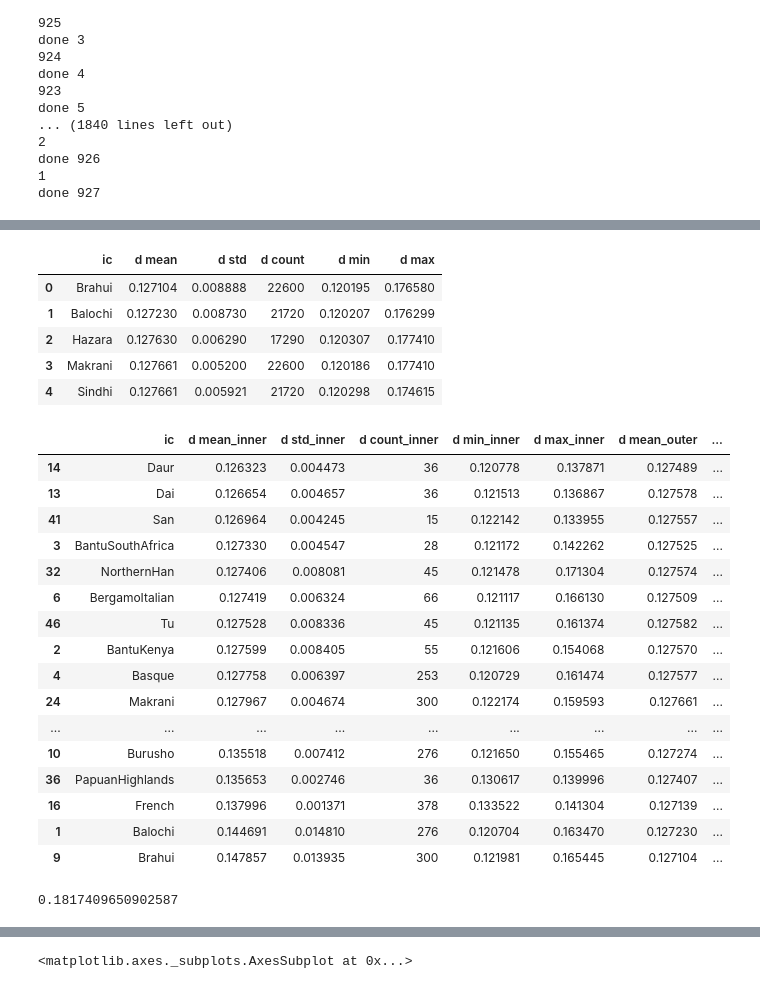
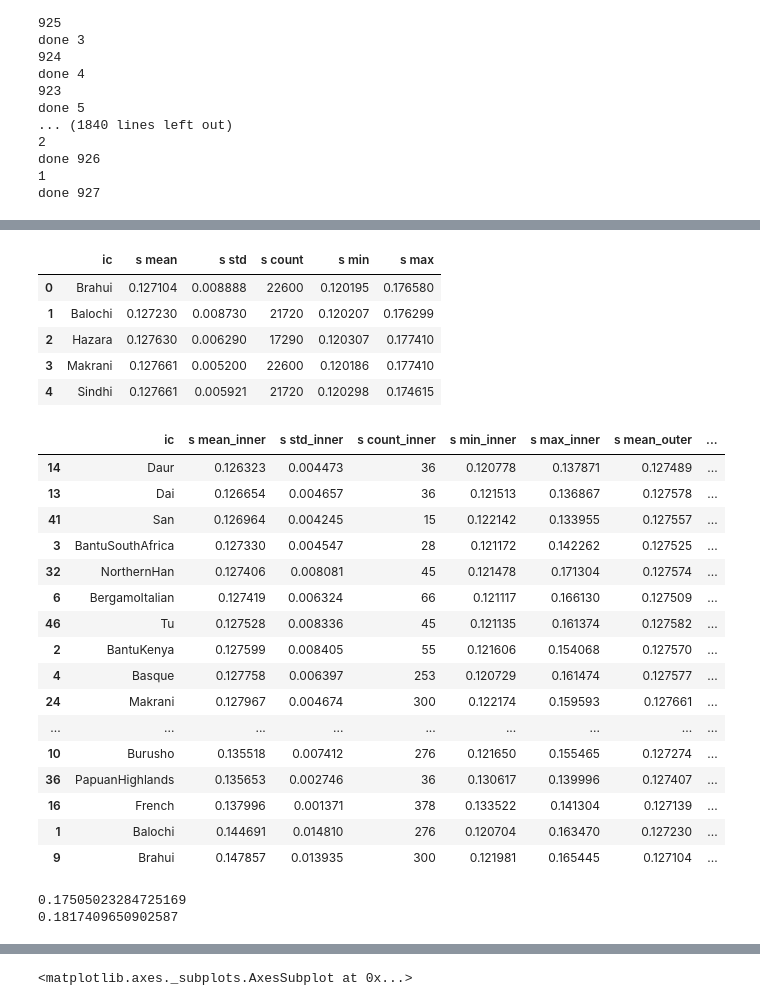
Before and after one commit to Greenbaum-Lab/SNPnmi, a Jupyter notebook: notebooks/sanitycheck distances.ipynb, the cells around one changed output, grey strips where cells are left out. Drawn from its saved outputs; the diff is of its cells as text; code cells hidden in the pictures.

```diff
--- a/notebooks/sanitycheck distances.ipynb
+++ b/notebooks/sanitycheck distances.ipynb
@@ -79,9 +77,8 @@ done 926
 1
 done 927
 # %%
-import gzip
 import pandas as pd
-df = pd.DataFrame(rows, columns=['i', 'j', 'd', 'ic', 'jc'])
+df = pd.DataFrame(rows, columns=['i', 'j', 's', 'ic', 'jc'])
 df['same'] = df['ic'] == df['jc']
 df
 # %% [output]
@@ -114,12 +111,12 @@ avg d outer: 0.12742341920483527
 samplesite2outeredges = dict()
 
 for i,r in df[~df['same']].iterrows():
-    d = r['d']
+    s = r['s']
     ic = r['ic']
     jc = r['jc']
     if not ic in samplesite2outeredges.keys():
         samplesite2outeredges[ic] = []
-    samplesite2outeredges[ic].append(d)
+    samplesite2outeredges[ic].append(s)
     if not jc in samplesite2outeredges.keys():
         samplesite2outeredges[jc] = []
-    samplesite2outeredges[jc].append(d)
+    samplesite2outeredges[jc].append(s)
@@ -149,25 +128,25 @@ for k in samplesite2outeredges.keys():
     l = samplesite2outeredges[k]
     list_c_stats.append([k, sum(l)/len(l), statistics.pstdev(l), len(l), min(l), max(l)])
 list_c_stats
-df_outer = pd.DataFrame(list_c_stats, columns=['ic', 'd mean', 'd std', 'd count', 'd min', 'd max'])
+df_outer = pd.DataFrame(list_c_stats, columns=['ic', 's mean', 's std', 's count', 's min', 's max'])
 df_outer.head()
 # %% [output]
-|  | ic | d mean | d std | d count | d min | d max |
+|  | ic | s mean | s std | s count | s min | s max |
 | 0 | Brahui | 0.127104 | 0.008888 | 22600 | 0.120195 | 0.176580 |
 | 1 | Balochi | 0.127230 | 0.008730 | 21720 | 0.120207 | 0.176299 |
 | 2 | Hazara | 0.127630 | 0.006290 | 17290 | 0.120307 | 0.177410 |
 | 3 | Makrani | 0.127661 | 0.005200 | 22600 | 0.120186 | 0.177410 |
 | 4 | Sindhi | 0.127661 | 0.005921 | 21720 | 0.120298 | 0.174615 |
 # %%
-grouped_inner = df[df['same']].groupby(['ic']).agg({'d': ['mean', 'std', 'count', 'min', 'max']}).reset_index()
+grouped_inner = df[df['same']].groupby(['ic']).agg({'s': ['mean', 'std', 'count', 'min', 'max']}).reset_index()
 grouped_inner.columns = [' '.join(col).strip() for col in grouped_inner.columns.values]
-grouped_inner.sort_values('d mean')
+grouped_inner.sort_values('s mean')
 
 df_inner_vs_outer = pd.merge(grouped_inner, df_outer, on='ic', how='inner', suffixes=('_inner', '_outer'))
-df_inner_vs_outer['mean diff'] = df_inner_vs_outer['d mean_inner'] - df_inner_vs_outer['d mean_outer']
+df_inner_vs_outer['mean diff'] = df_inner_vs_outer['s mean_inner'] - df_inner_vs_outer['s mean_outer']
 df_inner_vs_outer.sort_values('mean diff')
 # %% [output]
-|  | ic | d mean_inner | d std_inner | d count_inner | d min_inner | d max_inner | d mean_outer | ... |
+|  | ic | s mean_inner | s std_inner | s count_inner | s min_inner | s max_inner | s mean_outer | ... |
 | 14 | Daur | 0.126323 | 0.004473 | 36 | 0.120778 | 0.137871 | 0.127489 | ... |
 | 13 | Dai | 0.126654 | 0.004657 | 36 | 0.121513 | 0.136867 | 0.127578 | ... |
 | 41 | San | 0.126964 | 0.004245 | 15 | 0.122142 | 0.133955 | 0.127557 | ... |
@@ -185,7 +164,8 @@ df_inner_vs_outer.sort_values('mean diff')
 | 1 | Balochi | 0.144691 | 0.014810 | 276 | 0.120704 | 0.163470 | 0.127230 | ... |
 | 9 | Brahui | 0.147857 | 0.013935 | 300 | 0.121981 | 0.165445 | 0.127104 | ... |
 # %%
-df_inner_vs_outer['d max_inner'].max()
-df_inner_vs_outer['d max_outer'].max()
+print(df_inner_vs_outer['s max_inner'].max())
+print(df_inner_vs_outer['s max_outer'].max())
 # %% [output]
+0.17505023284725169
 0.1817409650902587
```
Also changed, not shown: parts of 21 cells of this notebook, 3 other files.
